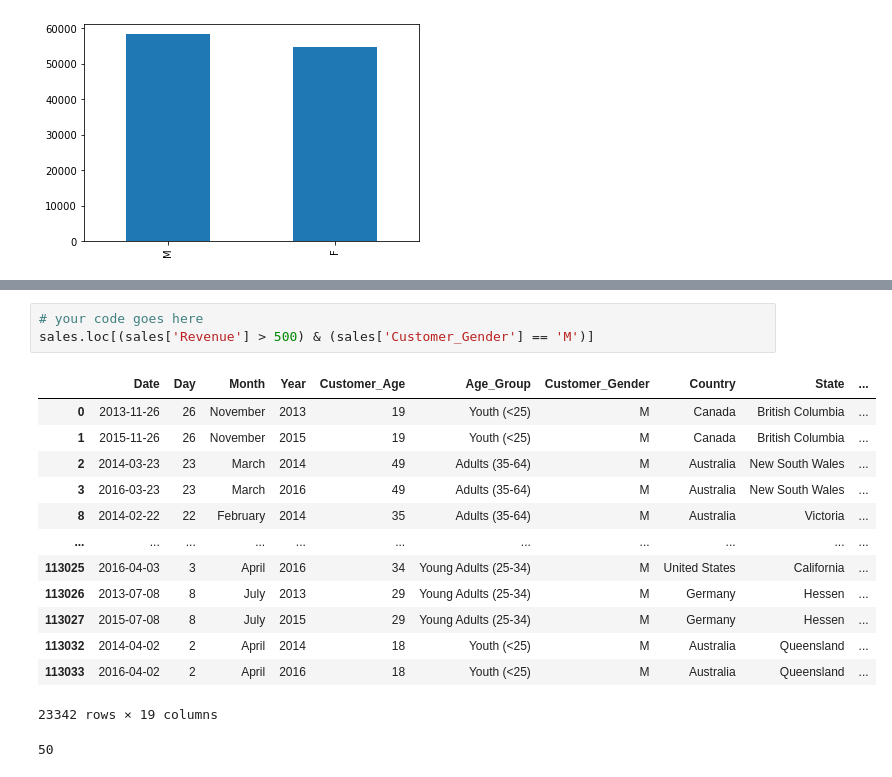
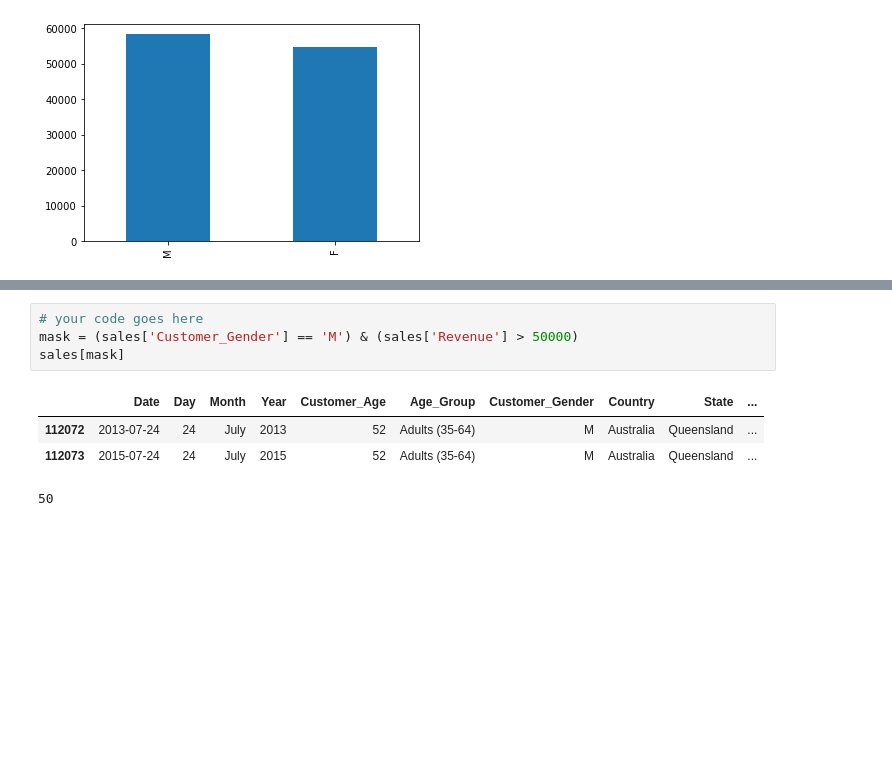
Before and after one commit to HvTung04/uetDataScience_course, a Jupyter notebook: week_ (1)/Exercises_1.ipynb, the cells around one changed output, grey strips where cells are left out. Drawn from its saved outputs; the diff is of its cells as text; blank space fills up the shorter version.

```diff
--- a/week_ (1)/Exercises_1.ipynb
+++ b/week_ (1)/Exercises_1.ipynb
@@ -623,21 +623,12 @@ Name: Customer_Gender, dtype: int64
 ### How many sales with more than 500 in `Revenue` were made by men?
 # %%
 # your code goes here
-sales.loc[(sales['Revenue'] > 500) & (sales['Customer_Gender'] == 'M')]
+mask = (sales['Customer_Gender'] == 'M') & (sales['Revenue'] > 50000)
+sales[mask]
 # %% [output]
 |  | Date | Day | Month | Year | Customer_Age | Age_Group | Customer_Gender | Country | State | ... |
-| 0 | 2013-11-26 | 26 | November | 2013 | 19 | Youth (<25) | M | Canada | British Columbia | ... |
-| 1 | 2015-11-26 | 26 | November | 2015 | 19 | Youth (<25) | M | Canada | British Columbia | ... |
-| 2 | 2014-03-23 | 23 | March | 2014 | 49 | Adults (35-64) | M | Australia | New South Wales | ... |
-| 3 | 2016-03-23 | 23 | March | 2016 | 49 | Adults (35-64) | M | Australia | New South Wales | ... |
-| 8 | 2014-02-22 | 22 | February | 2014 | 35 | Adults (35-64) | M | Australia | Victoria | ... |
-| ... | ... | ... | ... | ... | ... | ... | ... | ... | ... | ... |
-| 113025 | 2016-04-03 | 3 | April | 2016 | 34 | Young Adults (25-34) | M | United States | California | ... |
-| 113026 | 2013-07-08 | 8 | July | 2013 | 29 | Young Adults (25-34) | M | Germany | Hessen | ... |
-| 113027 | 2015-07-08 | 8 | July | 2015 | 29 | Young Adults (25-34) | M | Germany | Hessen | ... |
-| 113032 | 2014-04-02 | 2 | April | 2014 | 18 | Youth (<25) | M | Australia | Queensland | ... |
-| 113033 | 2016-04-02 | 2 | April | 2016 | 18 | Youth (<25) | M | Australia | Queensland | ... |
+| 112072 | 2013-07-24 | 24 | July | 2013 | 52 | Adults (35-64) | M | Australia | Queensland | ... |
+| 112073 | 2015-07-24 | 24 | July | 2015 | 52 | Adults (35-64) | M | Australia | Queensland | ... |
-23342 rows × 19 columns
 # %%
 # %% [output]
 50
```
Also changed, not shown: parts of 3 cells of this notebook, 1 other file.
